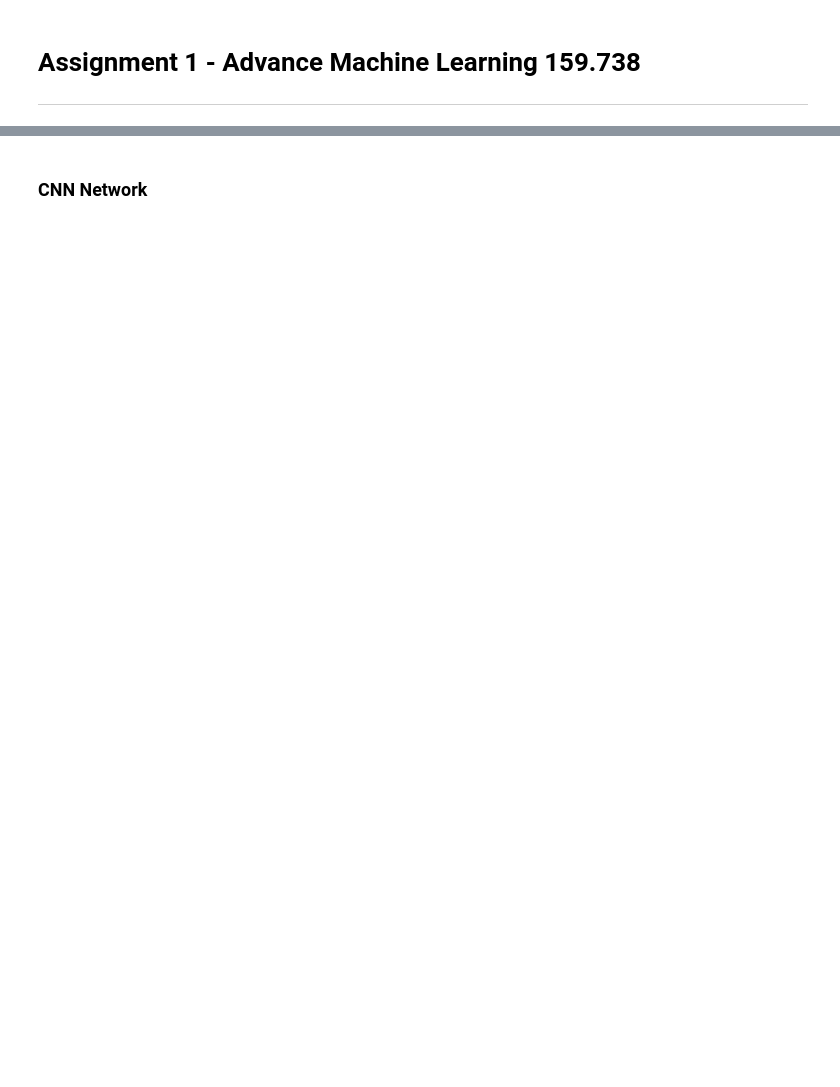
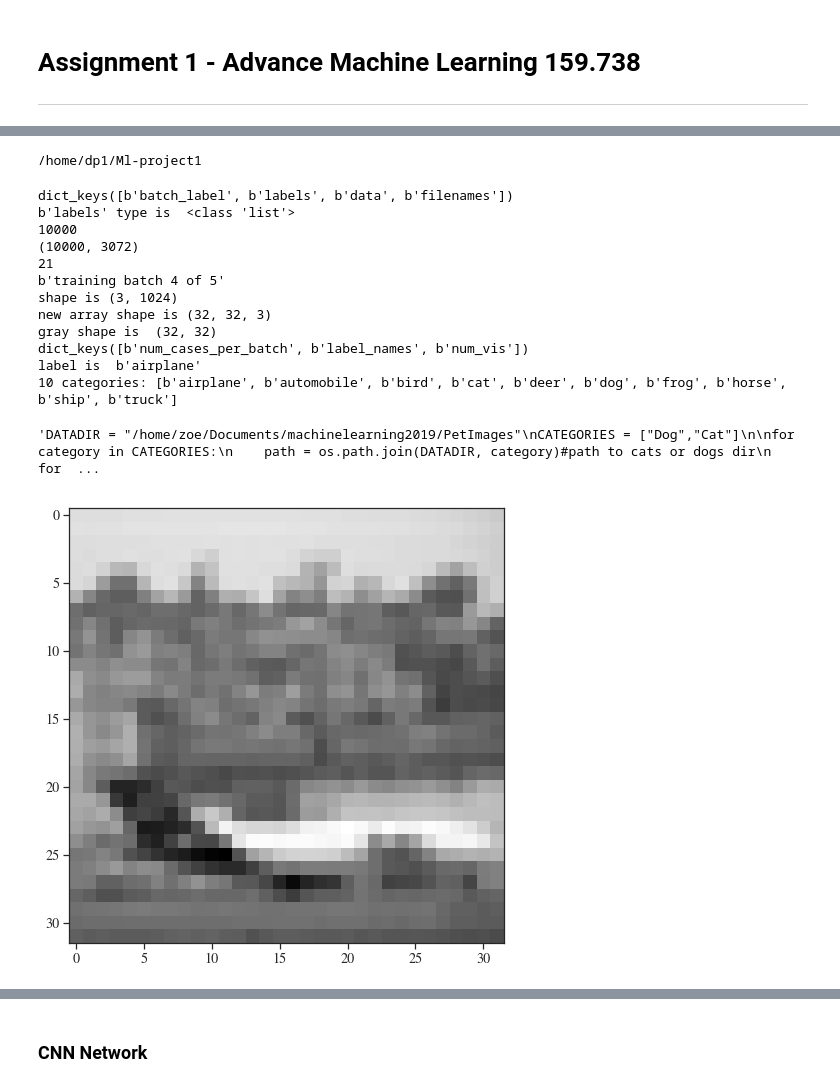
Before and after one commit to suntearinheart/machinelearning2019, a Jupyter notebook: cifar10/cifar10cnn.ipynb, the cells around one changed output, grey strips where cells are left out. Saved outputs shown, nothing was run; the diff lists cells and outputs as text; code cells hidden in the pictures; blank space fills up the shorter version.

```diff
--- a/cifar10/cifar10cnn.ipynb
+++ b/cifar10/cifar10cnn.ipynb
@@ -227,0 +51,79 @@ after above one can do CNN model training
+# %%
+from pylab import rcParams
+
+sns.set(style="ticks")
+#sns.set_style("whitegrid")
+rcParams['figure.dpi'] = 72
+rcParams['lines.linewidth'] = 2
+rcParams['axes.facecolor'] = 'white'
+rcParams['patch.edgecolor'] = 'white'
+rcParams['font.family'] = 'StixGeneral'
+rcParams['figure.figsize'] = 10,8
+rcParams['font.size'] = 14
+rcParams['axes.labelsize'] = 'large'
+rcParams['xtick.labelsize'] = 14
+rcParams['ytick.labelsize'] = 14
+
+pd.options.display.max_columns = 50
+# %%
+import os
+cwd = os.getcwd()
+print(cwd)
+#Please put the data to current location, Thanks
+# %% [output]
+/home/dp1/Ml-project1
+# %%
+#load the dataset
+#test one image and show
+DATADIR = r"/home/dp1/Downloads/cifar-10-batches-py/"
+def unpickle(file):
+    import pickle
+    with open(file, 'rb') as fo:
+        dict = pickle.load(fo, encoding='bytes')
+    return dict
+
+batch = unpickle(DATADIR+"data_batch_4")
+print(batch.keys())
+print("b'labels' type is ", type(batch[b'labels']))
+print(len(batch[b'filenames']))
+print(batch[b'data'].shape)
+print(len(batch[b'batch_label']))
+print(batch[b'batch_label'])
+IMG_SIZE = 32 # each image in the dataset is 32*32, color
+img_array = batch[b'data'][0].reshape(3, 1024)
+print("shape is", img_array.shape)
+ziplist = list(zip(img_array[2], img_array[1], img_array[0]))
+newarray = np.array(ziplist).reshape(IMG_SIZE, IMG_SIZE, 3)
+print("new array shape is", newarray.shape)
+plt.imshow(newarray)
+plt.show
+#print(newarray)
+img_array = cv2.cvtColor(newarray, cv2.COLOR_BGR2GRAY)
+print("gray shape is ", img_array.shape)
+plt.imshow(img_array, cmap='gray')
+plt.show
+
+metafile = unpickle(DATADIR+"batches.meta")
+print(metafile.keys())
+print("label is ", metafile[b'label_names'][batch[b'labels'][0]])
+
+CATEGORIES = []
+for i in range(len(metafile[b'label_names'])):
+    CATEGORIES.append(metafile[b'label_names'][i])
+
+print(len(metafile[b'label_names']), "categories:", CATEGORIES)
+# %% [output]
+dict_keys([b'batch_label', b'labels', b'data', b'filenames'])
+b'labels' type is  <class 'list'>
+10000
+(10000, 3072)
+21
+b'training batch 4 of 5'
+shape is (3, 1024)
+new array shape is (32, 32, 3)
+gray shape is  (32, 32)
+dict_keys([b'num_cases_per_batch', b'label_names', b'num_vis'])
+label is  b'airplane'
+10 categories: [b'airplane', b'automobile', b'bird', b'cat', b'deer', b'dog', b'frog', b'horse', b'ship', b'truck']
+'DATADIR = "/home/zoe/Documents/machinelearning2019/PetImages"\nCATEGORIES = ["Dog","Cat"]\n\nfor category in CATEGORIES:\n    path = os.path.join(DATADIR, category)#path to cats or dogs dir\n    for  ...
+[figure, added]
```
Also changed, not shown: parts of 49 cells of this notebook.
